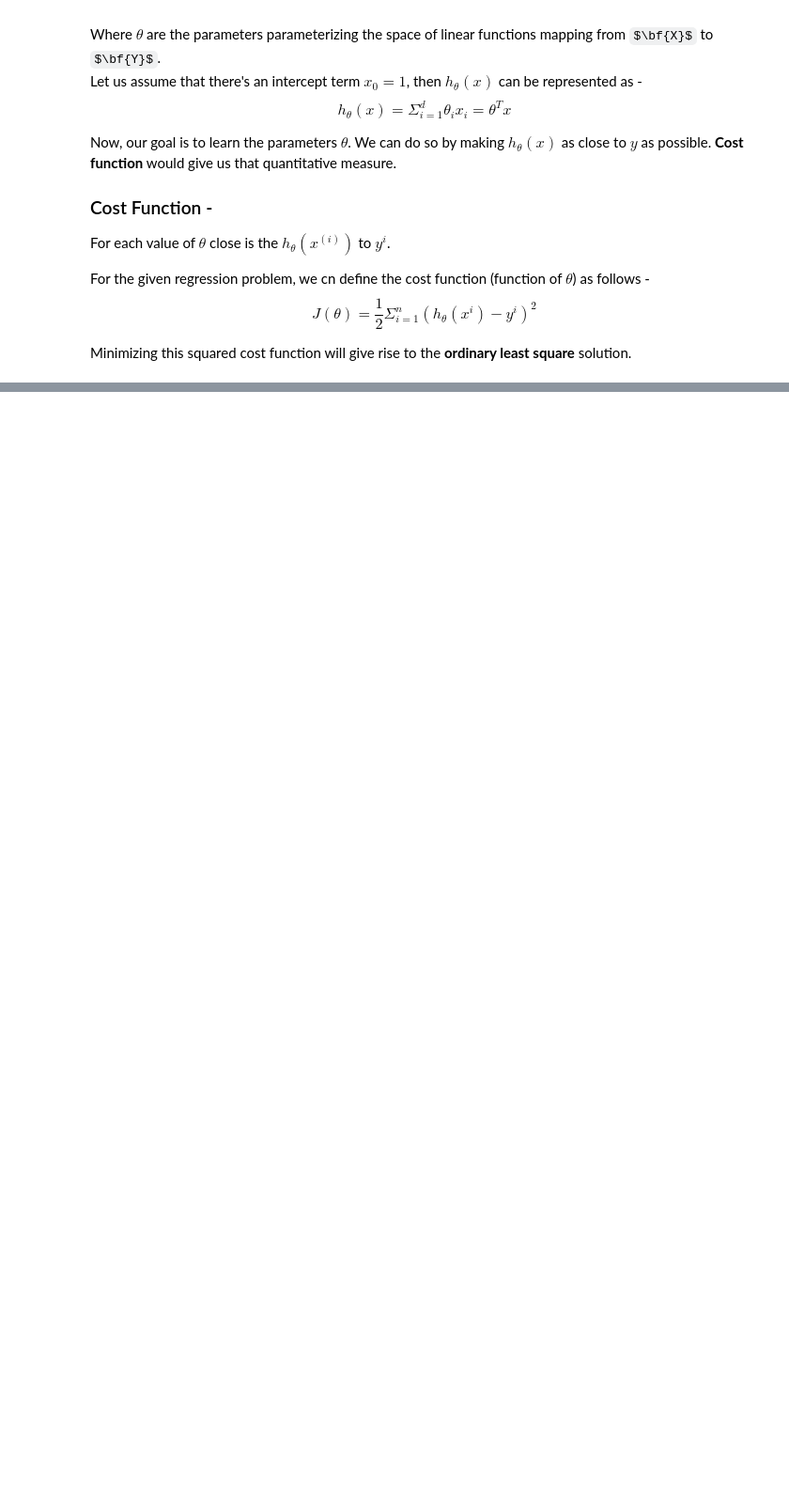
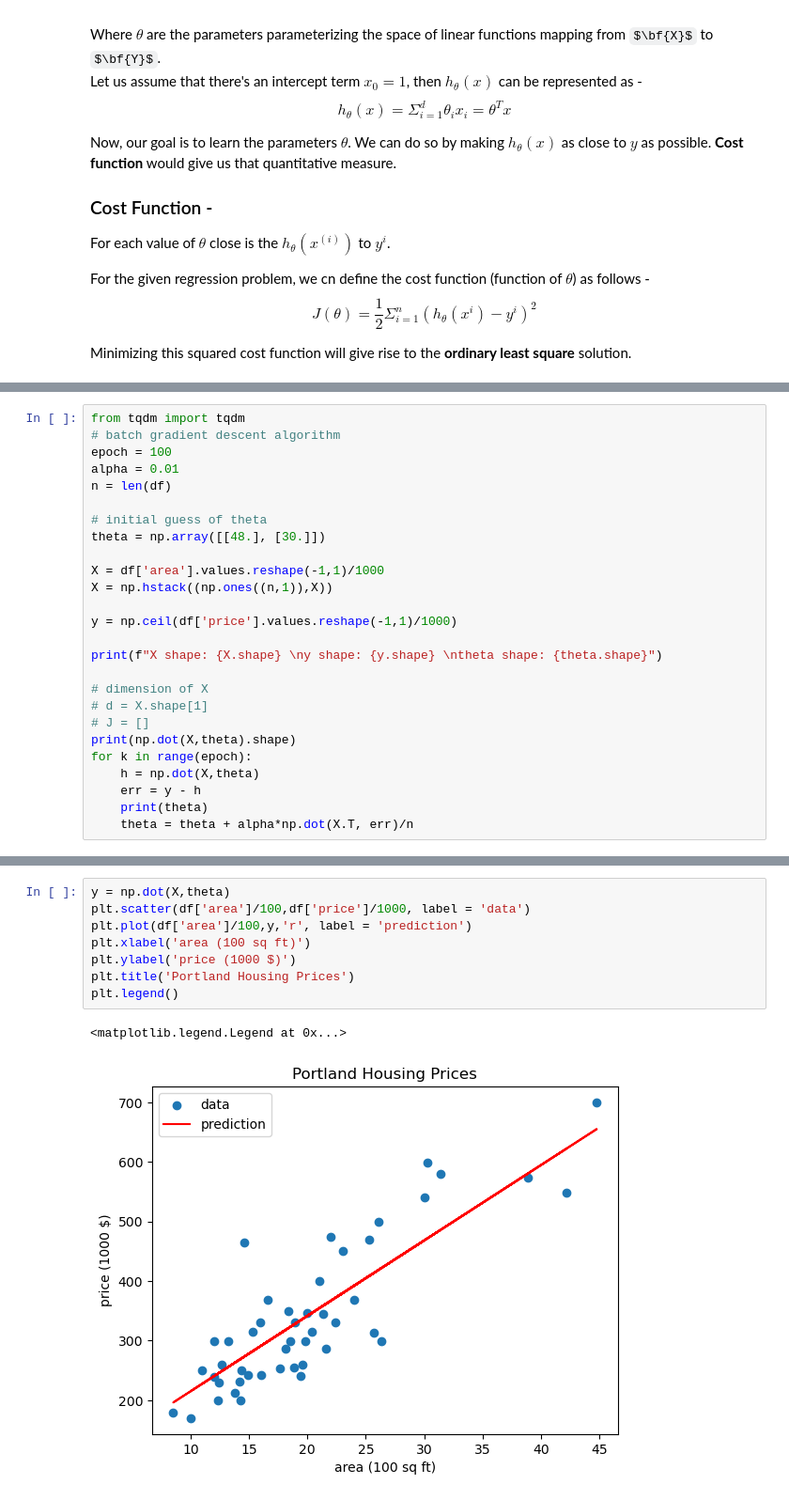
Before and after one commit to AshishSinha5/course_notes, a Jupyter notebook: cs229/chapter_1.ipynb, the cells around one changed output, grey strips where cells are left out. Shown: that part at 94% size. Cells and saved outputs as stored; diff of their text form; some formulas as TeX source; blank space fills up the shorter version.

Commit message:
batch gradient descent

```diff
--- a/cs229/chapter_1.ipynb
+++ b/cs229/chapter_1.ipynb
@@ -58,0 +67,26 @@ This rule is called the **LMS** update rule or the **Widrow-hoff** learning rule
+# %%
+from tqdm import tqdm
+# batch gradient descent algorithm
+epoch = 100
+alpha = 0.01
+n = len(df)
+
+# initial guess of theta
+theta = np.array([[48.], [30.]])
+
+X = df['area'].values.reshape(-1,1)/1000
+X = np.hstack((np.ones((n,1)),X))
+
+y = np.ceil(df['price'].values.reshape(-1,1)/1000)
+
+print(f"X shape: {X.shape} \ny shape: {y.shape} \ntheta shape: {theta.shape}")
+
+# dimension of X
+# d = X.shape[1]
+# J = []
+print(np.dot(X,theta).shape)
+for k in range(epoch):
+    h = np.dot(X,theta)
+    err = y - h
+    print(theta)
+    theta = theta + alpha*np.dot(X.T, err)/n
@@ -58,0 +115,11 @@ This rule is called the **LMS** update rule or the **Widrow-hoff** learning rule
+# %%
+y = np.dot(X,theta)
+plt.scatter(df['area']/100,df['price']/1000, label = 'data')
+plt.plot(df['area']/100,y,'r', label = 'prediction')
+plt.xlabel('area (100 sq ft)')
+plt.ylabel('price (1000 $)')
+plt.title('Portland Housing Prices')
+plt.legend()
+# %% [output]
+<matplotlib.legend.Legend at 0x...>
+[figure, added]
```
Also changed, not shown: parts of 4 cells of this notebook.
